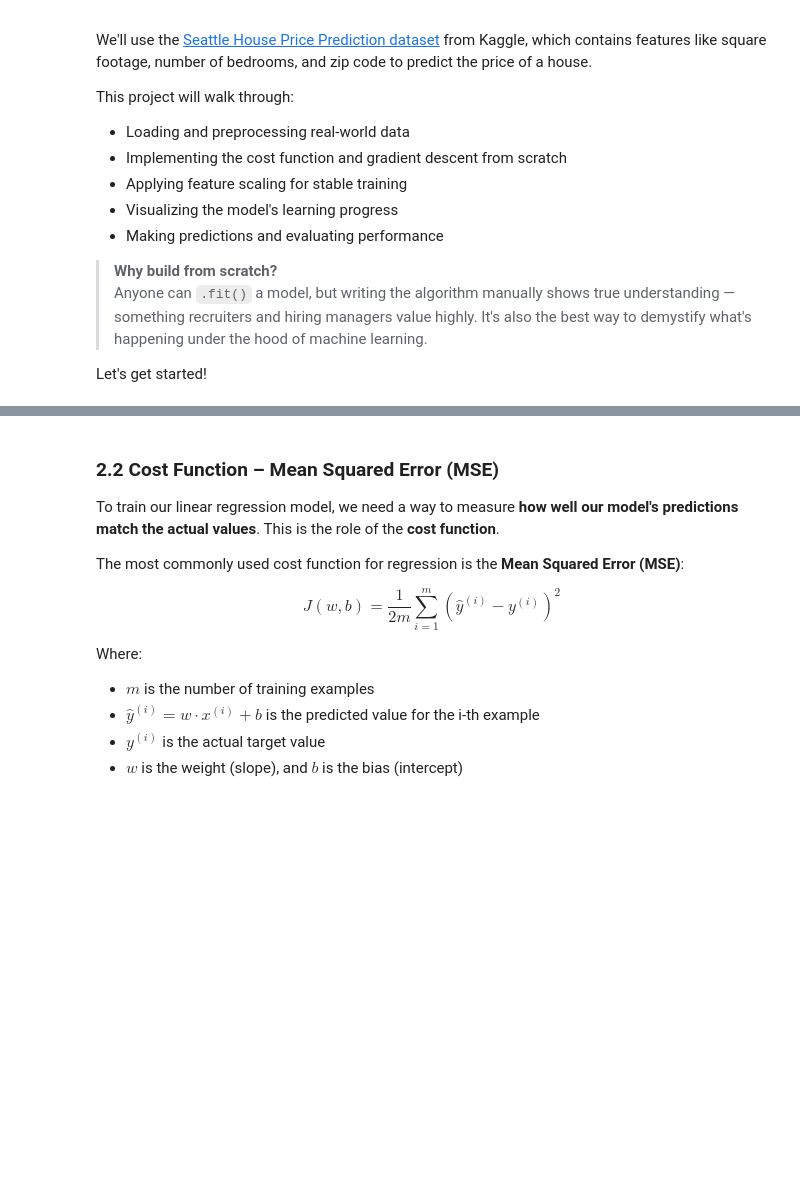
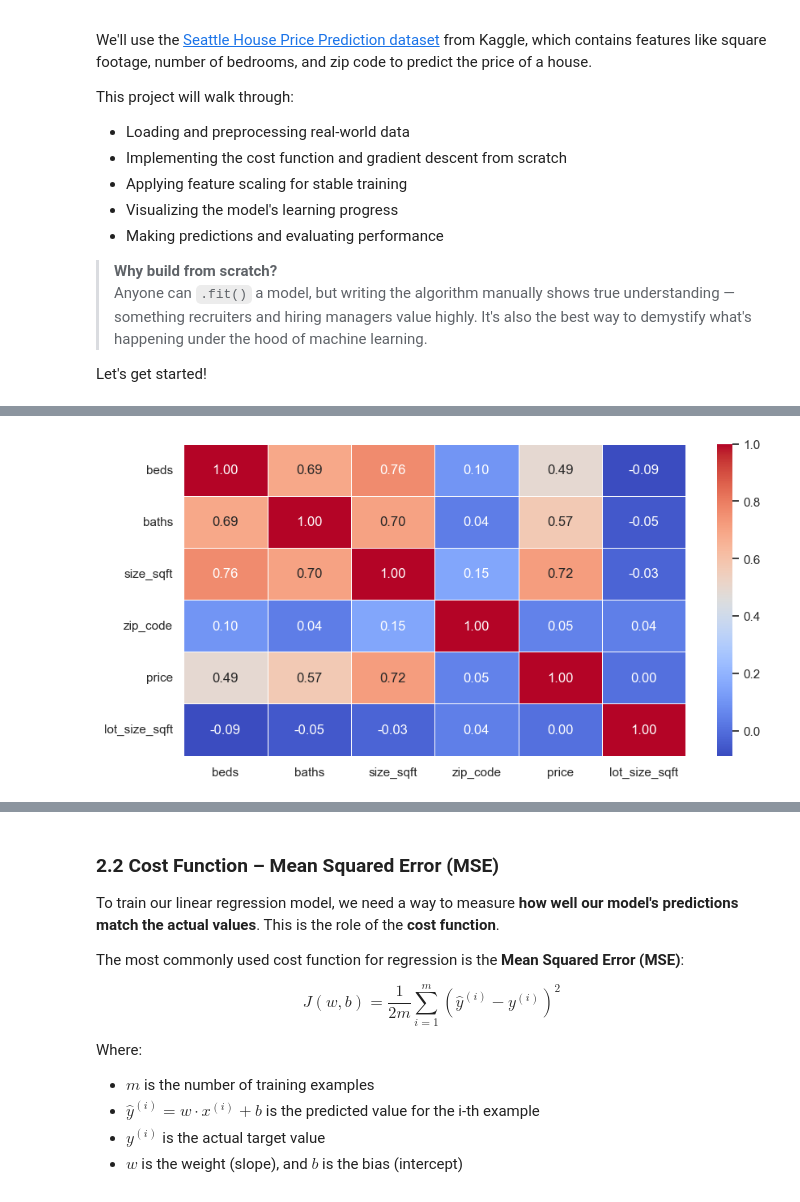
Before and after one commit to erickhangati/machine-learning-projects, a Jupyter notebook: linear-regression/house-price-prediction.ipynb, the cells around one changed output, grey strips where cells are left out. Saved outputs shown, nothing was run; the diff lists cells and outputs as text; code cells hidden in the pictures; blank space fills up the shorter version.

```diff
--- a/linear-regression/house-price-prediction.ipynb
+++ b/linear-regression/house-price-prediction.ipynb
@@ -282,0 +234,8 @@ Name: price, dtype: float64
+# %%
+corr_mat = df.corr()
+plt.figure(figsize=(10, 5))
+sns.heatmap(corr_mat, annot=True, cmap='coolwarm', fmt='.2f', linewidths=0.5)
+plt.yticks(rotation=0)
+plt.show()
+# %% [output]
+[figure, added]
```
Also changed, not shown: parts of 46 cells of this notebook.
